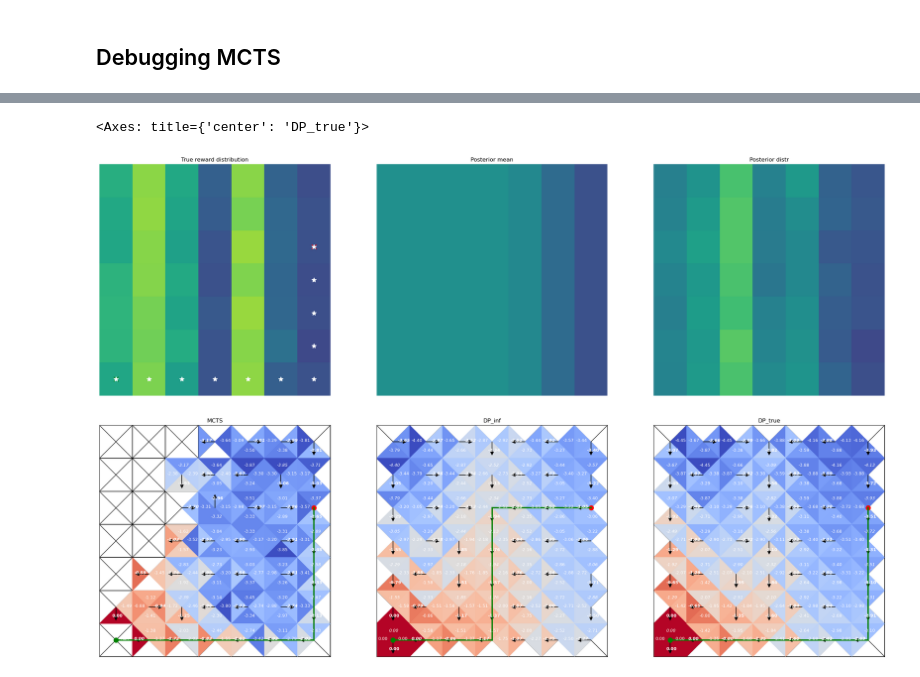
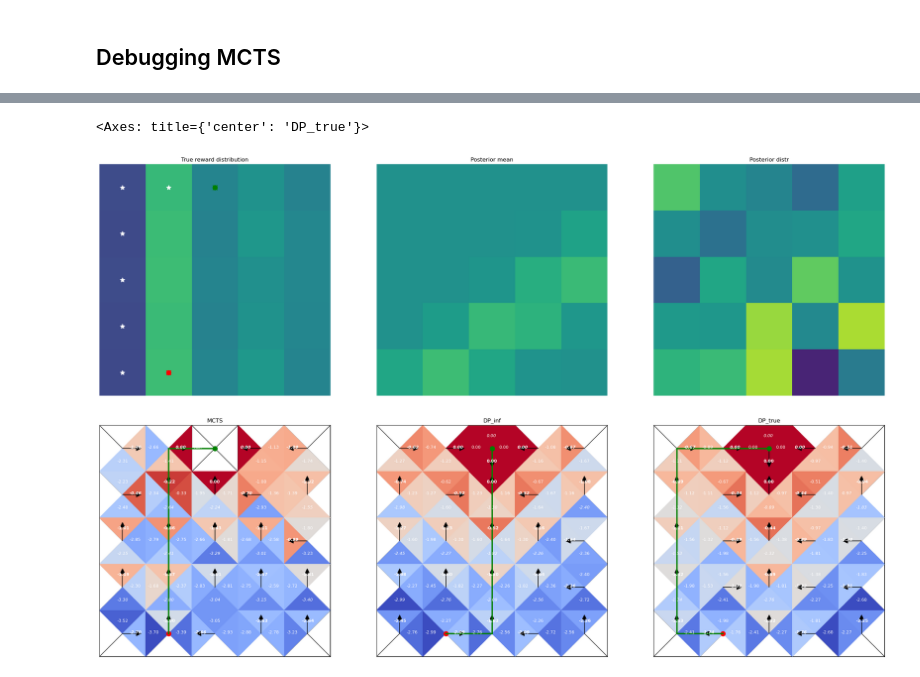
Before and after one commit to tgham/context_exploration, a Jupyter notebook: GP_worlds.ipynb, the cells around one changed output, grey strips where cells are left out. Cells and saved outputs as stored; diff of their text form; code cells hidden in the pictures.

```diff
--- a/GP_worlds.ipynb
+++ b/GP_worlds.ipynb
@@ -1210,15 +1276,17 @@ sns.heatmap(samples.reshape(N,N), annot = True, fmt = '.2f', cmap = 'viridis', c
 ## set seed for reproducibility
 # np.random.seed(3)
 
-N=7
+N=5
 true_k = 'rbf'
-# true_k = 'rbf_x'
+true_k = 'rbf_x'
 # true_k = 'periodic_x'
 inf_k = 'known'
 known_costs=False
-r_noise = 0.02
+obs_noise = 0.05
+inf_noise = 0.05
 print('initialising...')
-env = make_env(N, None, 'cityblock', true_k, inf_k, known_costs, render_mode='plot', r_noise=r_noise)
+kernel_params = None
+env = make_env(N, true_k, kernel_params, 'cityblock', obs_noise)
 print('env created')
 env.reset()
 print('episode initialised')
@@ -1238,15 +1306,24 @@ goal = env_copy.goal
 info = env_copy.get_obs()
 print('start: ', start, '; goal: ', goal, 'first obs: ', env_copy.costs[info['agent'][0], info['agent'][1]])
 
+## init GP
+K_inf = None
+# K_inf = env.K_gen
+GP = GPAgent(N, K_inf, env.metric, inf_noise)
+GP.get_env_info(env)
+
+# plt.figure()
+# GP.root_sample(start, env.K_gen)
+# plot_r(GP.posterior_mean.reshape(N,N), ax = plt.subplot(), title = 'Initial posterior mean')
 
 ## one search
 tree = Tree(N)
 discount = 0.95
-expl = np.sqrt(2)
-# expl = 2
-MCTS = MonteCarloTreeSearch(env=env_copy, tree=tree, exploration_constant=expl, discount_factor=discount)
+# expl = np.sqrt(2)
+expl = 3
+MCTS = MonteCarloTreeSearch(env=env_copy, GP = GP,tree=tree, exploration_constant=expl, discount_factor=discount)
 n_trees = 1000
-n_futures = 1
+n_futures = 0
 assert MCTS.env.sim == True
 assert env_copy.sim==True
 action = MCTS.search(n_trees, n_futures=n_futures, progress=True)
@@ -1260,37 +1337,39 @@ Warning: Method may fail as covariance matrix is close to singular!
 # %%
+from utils import sample
+
 ## plot env
 MCTS.tree.action_tree()
 fig, axs = plt.subplots(1,3, figsize = (30,10))
 costs = env_copy.costs.copy()
 # costs += env_copy.r_noise*np.random.randn(N,N)
 plot_r(costs, ax = axs[0], title = 'True reward distribution', cbar=False)
 axs[0].scatter(info['agent'][1]+0.5, info['agent'][0]+0.5, c = 'r', s = 100, marker = 'x')
 axs[0].scatter(info['goal'][1]+0.5, info['goal'][0]+0.5, c = 'g', s = 100, marker = 'x')
 plot_traj([env.o_traj], ax = axs[0])
 
 ## plot posterior mean and post distr
 
-pred = env.posterior_mean.reshape(N,N)
-pred += np.sqrt(env.posterior_var.reshape(N,N)) * env.expl_beta
+pred = GP.posterior_mean.reshape(N,N)
+# pred += np.sqrt(GP.posterior_var.reshape(N,N)) * env.expl_beta
 plot_r(pred, ax = axs[1], title = 'Posterior mean', cbar=False)
 
 
-post_dist = env.sample(env.posterior_mean, env.posterior_cov, ).reshape(N,N)
+post_dist = sample(GP.posterior_mean, GP.posterior_cov, ).reshape(N,N)
 plot_r(post_dist, ax = axs[2], title = 'Posterior distr', cbar=False)
 
 ## plot MCTS tree along with DP Q values
 fig, axs = plt.subplots(1,3, figsize = (30,10))
 plot_action_tree(MCTS.tree.tree_q, info['agent'], info['goal'], ax = axs[0], title='MCTS' )
-plot_action_tree(env.Q_inf, env.get_obs()['agent'], env.get_obs()['goal'], ax=axs[1], title = 'DP_inf')
+plot_action_tree(GP.Q_inf, env.get_obs()['agent'], env.get_obs()['goal'], ax=axs[1], title = 'DP_inf')
 plot_action_tree(env.Q_true, env.get_obs()['agent'], env.get_obs()['goal'], ax=axs[2], title = 'DP_true')
 
 # print(env_copy.obs)
 # print(np.round(env_copy.posterior_mean,3))
 # plt.figure()
 # sns.histplot(env_copy.posterior_mean.flatten())
 # plt.figure()
 # sns.heatmap(env_copy.posterior_mean.reshape(N,N), annot=True)
 # %% [output]
 <Axes: title={'center': 'DP_true'}>
-[figure, old version]
+[figure, new version]
-[figure, old version]
+[figure, new version]
```
Also changed, not shown: parts of 18 cells of this notebook, 5 other files.
